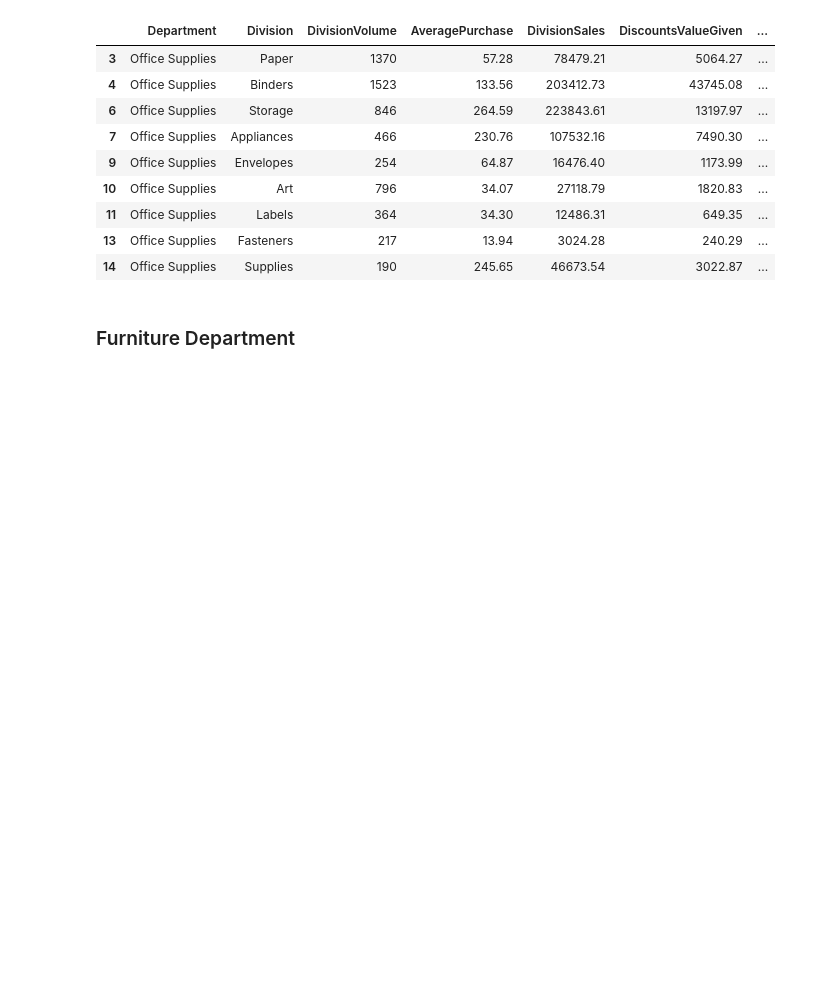
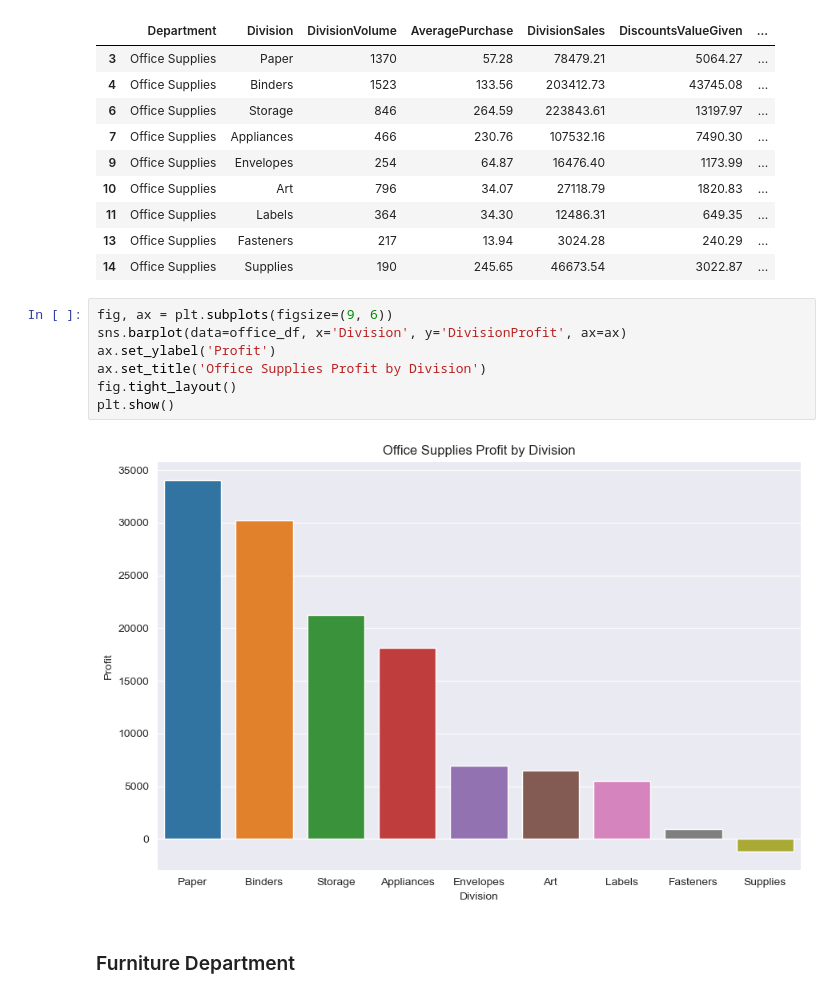
Before and after one commit to Road2Data/P4-Superstore-Sales, a Jupyter notebook: analyses/categorical_analysis.ipynb, the cells around one changed output. Saved outputs shown, nothing was run; the diff lists cells and outputs as text; blank space fills up the shorter version.

```diff
--- a/analyses/analysis_categorical.ipynb
+++ b/analyses/categorical_analysis.ipynb
@@ -145,6 +144,15 @@ office_df
 | 11 | Office Supplies | Labels | 364 | 34.30 | 12486.31 | 649.35 | ... |
 | 13 | Office Supplies | Fasteners | 217 | 13.94 | 3024.28 | 240.29 | ... |
 | 14 | Office Supplies | Supplies | 190 | 245.65 | 46673.54 | 3022.87 | ... |
+# %%
+fig, ax = plt.subplots(figsize=(9, 6))
+sns.barplot(data=office_df, x='Division', y='DivisionProfit', ax=ax)
+ax.set_ylabel('Profit')
+ax.set_title('Office Supplies Profit by Division')
+fig.tight_layout()
+plt.show()
+# %% [output]
+[figure, added]
 # %% [markdown]
 ### Furniture Department
 # %%
```
Also changed, not shown: parts of 10 cells of this notebook, 5 other files.
